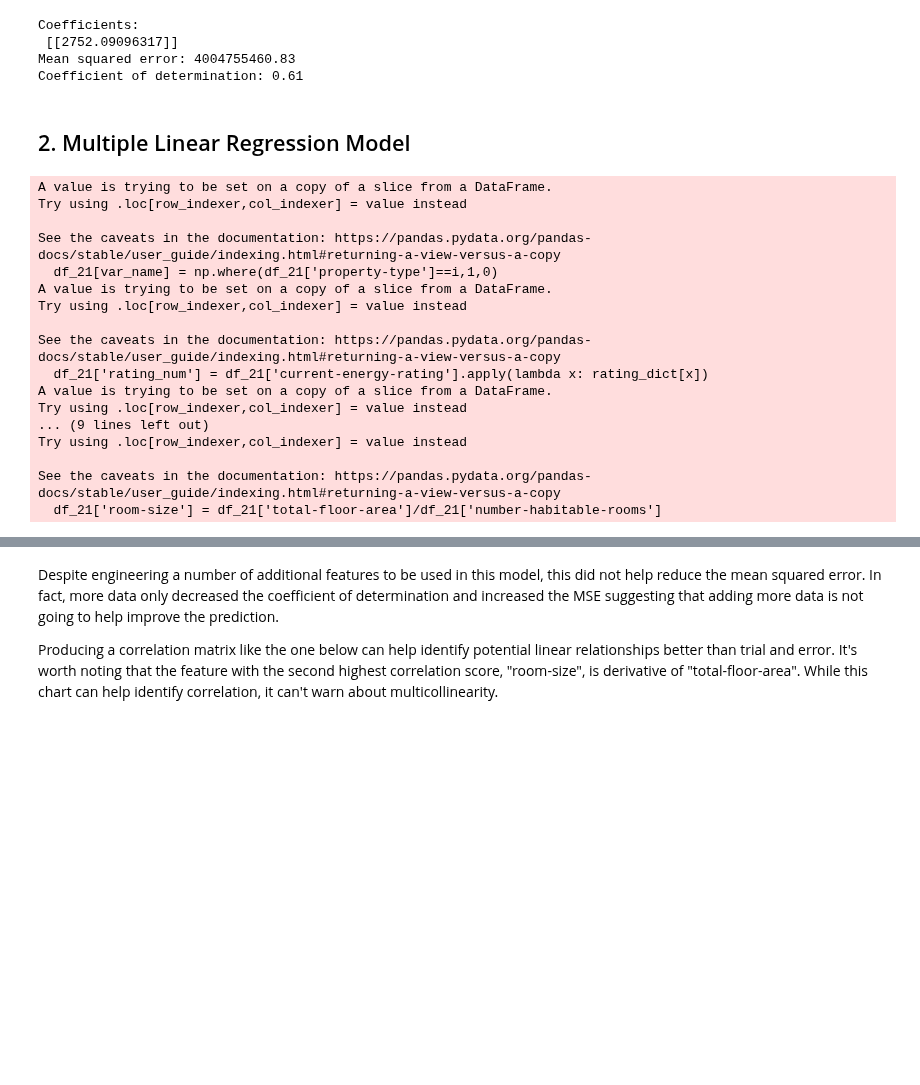
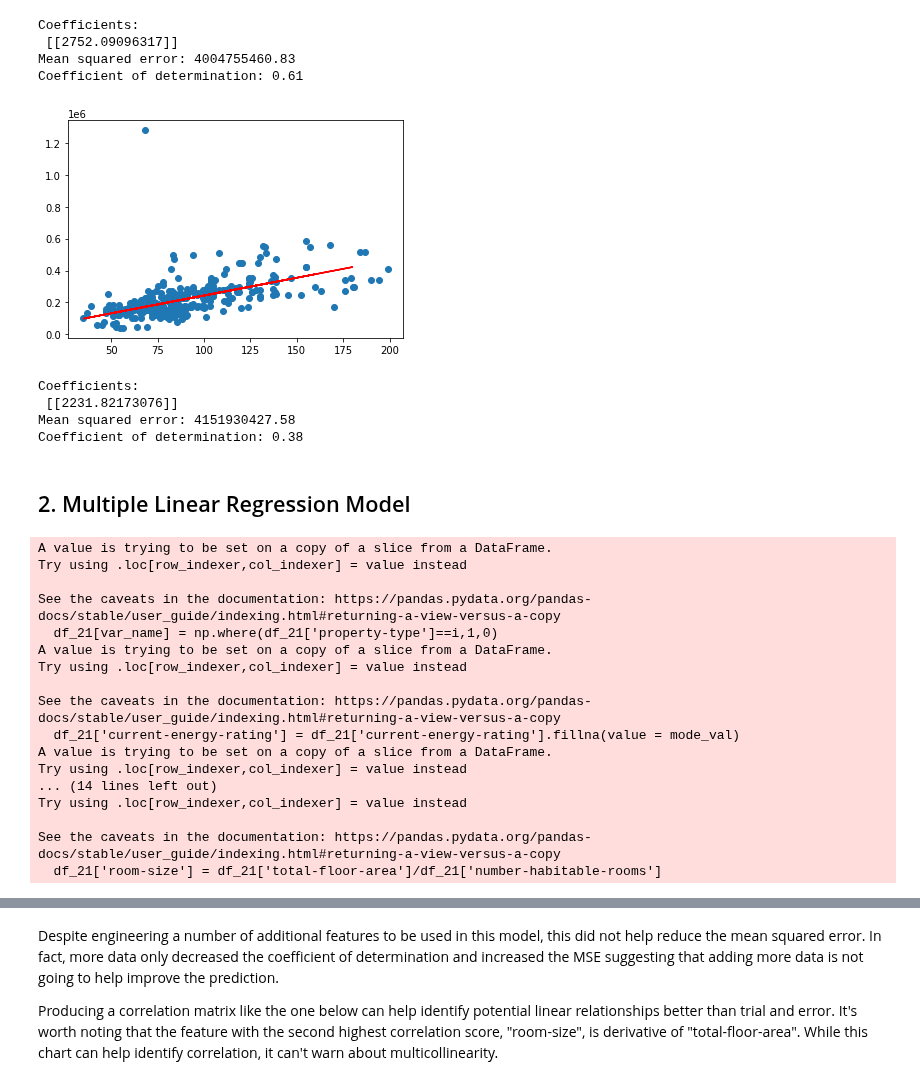
Before and after one commit to spencer84/Chester-Data-Analytics, a Jupyter notebook: House Value Estimation.ipynb, the cells around one changed output, grey strips where cells are left out. Drawn from its saved outputs; the diff is of its cells as text; code cells hidden in the pictures; blank space fills up the shorter version.

Commit message:
Cleaning Value Estimation notebook

```diff
--- a/House Value Estimation.ipynb
+++ b/House Value Estimation.ipynb
@@ -76,9 +76,9 @@ epc_df.head()
 
 merged_df = pd.merge(price_df, epc_df, how = 'left', left_on = 'postcode_number', right_on = 'postcode_number')
 
-# Delete records where there isn't a UPRN
+# Delete records where there isn't a UPRN or Postcode
 
-merged_df.dropna(subset = ['uprn'], inplace = True)
+merged_df.dropna(subset = ['uprn','postcode'], inplace = True)
 # %%
 ### Examine most recent year - 2021 in this instance
 # Change to examine year in date time rather than int val?
@@ -146,6 +146,47 @@ Coefficients:
  [[2752.09096317]]
 Mean squared error: 4004755460.83
 Coefficient of determination: 0.61
+# %%
+## Can we improve this by removing outliers?
+# Remove values beyond 3 standard deviations
+
+rm = df_21[np.abs(df_21['total-floor-area']-df_21['total-floor-area'].mean()) <= (3*df_21['total-floor-area'].std())]
+# %%
+### Build Model based on the relationship between price paid and area
+
+# Training data
+X = np.array(rm['total-floor-area'])
+X = X.reshape(-1, 1)
+
+# Target data
+y = np.array(rm['Price Paid'].values)
+y = y.reshape(-1, 1)
+
+X_train, X_test, y_train, y_test = train_test_split(X, y, test_size=0.2, random_state=0)
+
+regressor = LinearRegression()
+regressor.fit(X_train, y_train)
+
+y_pred = regressor.predict(X_test)
+# %%
+# Plot linear regression
+
+plt.scatter(rm['total-floor-area'],rm['Price Paid'])
+plt.plot(X_test,y_pred, 'k-', color = 'r')
+plt.show()
+
+# The coefficients
+print("Coefficients: \n", regressor.coef_)
+# The mean squared error
+print("Mean squared error: %.2f" % mean_squared_error(y_test, y_pred))
+# The coefficient of determination: 1 is perfect prediction
+print("Coefficient of determination: %.2f" % r2_score(y_test, y_pred))
+# %% [output]
+[figure, added]
+Coefficients:
+ [[2231.82173076]]
+Mean squared error: 4151930427.58
+Coefficient of determination: 0.38
 # %% [markdown]
 ## 2. Multiple Linear Regression Model
 # %%
@@ -153,7 +194,7 @@ Coefficient of determination: 0.61
 
 ## Use one-hot encoding to classify for property type
 
-for i in df_21['property-type'].unique():
+for i in df_21['property-type'].dropna().unique():
     var_name = 'is'+i
     df_21[var_name] = np.where(df_21['property-type']==i,1,0)
 
@@ -170,6 +211,9 @@ rating_dict = {
     'G':7
 }
 
+# Replace null values with most frequent value
+mode_val = df_21['current-energy-rating'].value_counts().index[0]
+df_21['current-energy-rating'] = df_21['current-energy-rating'].fillna(value = mode_val)
 df_21['rating_num'] = df_21['current-energy-rating'].apply(lambda x: rating_dict[x])
 
 ## Number of Habitable Rooms
@@ -197,10 +241,10 @@ A value is trying to be set on a copy of a slice from a DataFrame.
 Try using .loc[row_indexer,col_indexer] = value instead
 
 See the caveats in the documentation: https://pandas.pydata.org/pandas-docs/stable/user_guide/indexing.html#returning-a-view-versus-a-copy
-  df_21['rating_num'] = df_21['current-energy-rating'].apply(lambda x: rating_dict[x])
+  df_21['current-energy-rating'] = df_21['current-energy-rating'].fillna(value = mode_val)
 A value is trying to be set on a copy of a slice from a DataFrame.
 Try using .loc[row_indexer,col_indexer] = value instead
-... (9 lines left out)
+... (14 lines left out)
 Try using .loc[row_indexer,col_indexer] = value instead
 
 See the caveats in the documentation: https://pandas.pydata.org/pandas-docs/stable/user_guide/indexing.html#returning-a-view-versus-a-copy
```
Also changed, not shown: parts of 8 cells of this notebook, 1 other file.
